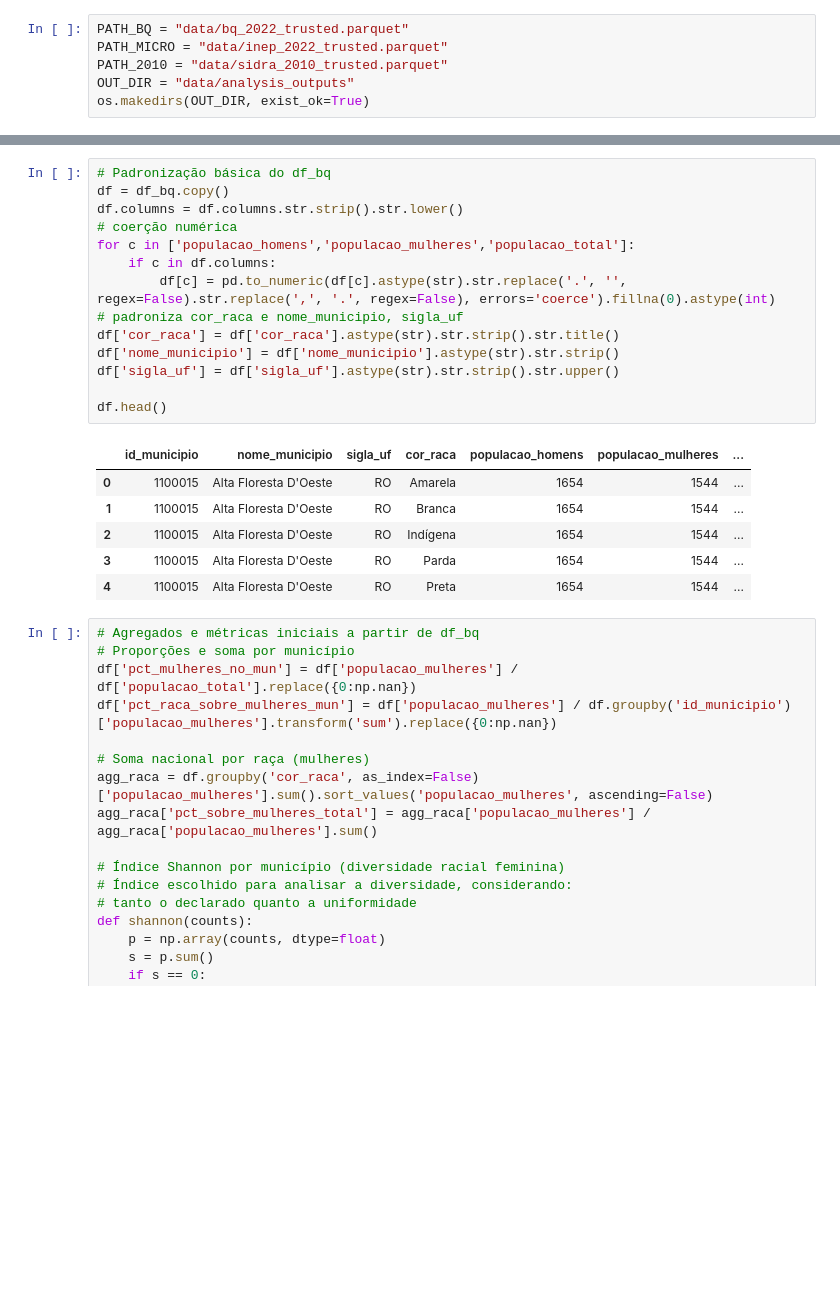
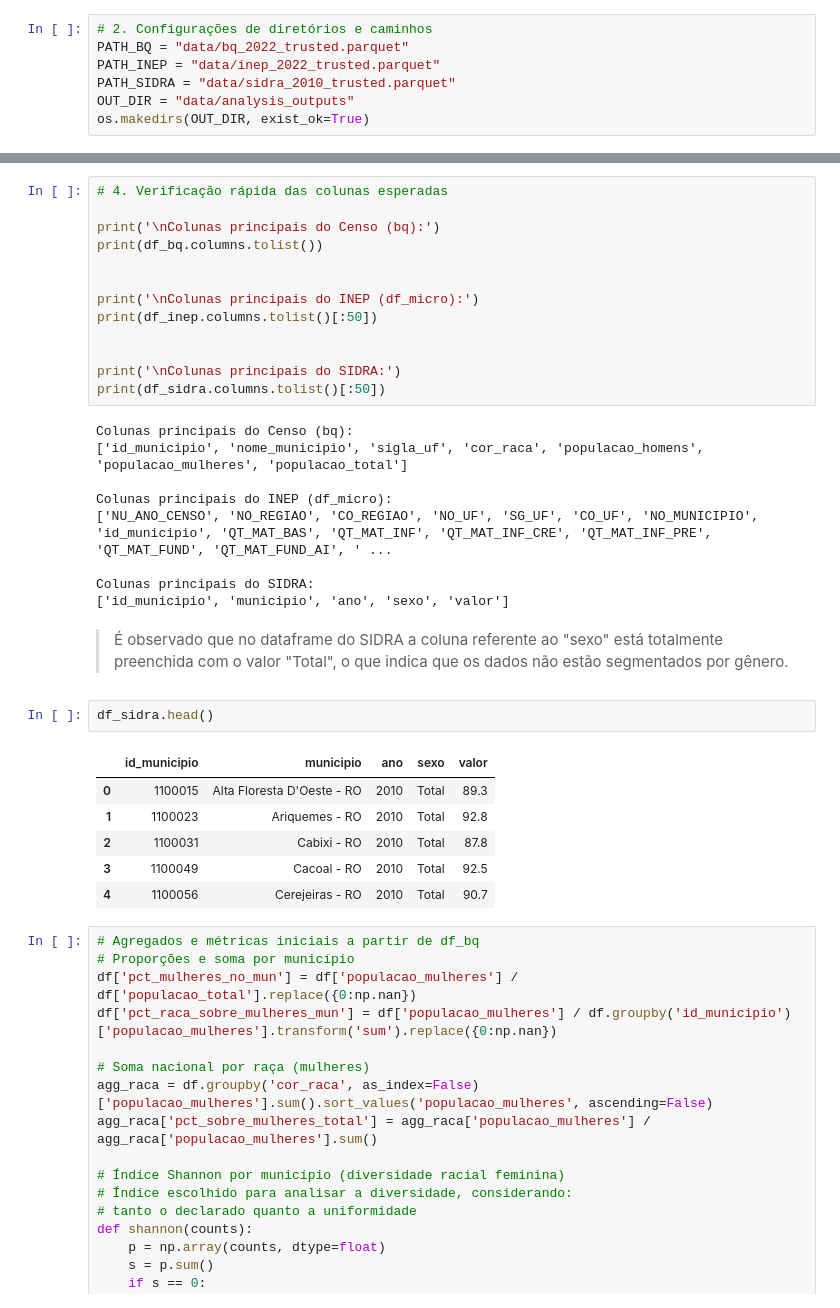
Before and after one commit to patriciacarbri/analise-alfabetizacao-mulheres-brasil, a Jupyter notebook: analise.ipynb, the cells around one changed output, grey strips where cells are left out. Saved outputs shown, nothing was run; the diff lists cells and outputs as text; blank space fills up the shorter version.

```diff
--- a/analise.ipynb
+++ b/analise.ipynb
@@ -18,7 +92,8 @@ sns.set(style='whitegrid')
 # %%
+# 2. Configurações de diretórios e caminhos
 PATH_BQ = "data/bq_2022_trusted.parquet"
-PATH_MICRO = "data/inep_2022_trusted.parquet"
-PATH_2010 = "data/sidra_2010_trusted.parquet"
+PATH_INEP = "data/inep_2022_trusted.parquet"
+PATH_SIDRA = "data/sidra_2010_trusted.parquet"
 OUT_DIR = "data/analysis_outputs"
 os.makedirs(OUT_DIR, exist_ok=True)
 # %%
@@ -52,24 +117,36 @@ microdados ok (178346, 32)
 # %%
-# Padronização básica do df_bq
-df = df_bq.copy()
-df.columns = df.columns.str.strip().str.lower()
-# coerção numérica
-for c in ['populacao_homens','populacao_mulheres','populacao_total']:
-    if c in df.columns:
-        df[c] = pd.to_numeric(df[c].astype(str).str.replace('.', '', regex=False).str.replace(',', '.', regex=False), errors='coerce').fillna(0).astype(int)
-# padroniza cor_raca e nome_municipio, sigla_uf
-df['cor_raca'] = df['cor_raca'].astype(str).str.strip().str.title()
-df['nome_municipio'] = df['nome_municipio'].astype(str).str.strip()
-df['sigla_uf'] = df['sigla_uf'].astype(str).str.strip().str.upper()
+# 4. Verificação rápida das colunas esperadas
 
-df.head()
+print('\nColunas principais do Censo (bq):')
+print(df_bq.columns.tolist())
+
+
+print('\nColunas principais do INEP (df_micro):')
+print(df_inep.columns.tolist()[:50])
+
+
+print('\nColunas principais do SIDRA:')
+print(df_sidra.columns.tolist()[:50])
 # %% [output]
-|  | id_municipio | nome_municipio | sigla_uf | cor_raca | populacao_homens | populacao_mulheres | ... |
-| 0 | 1100015 | Alta Floresta D'Oeste | RO | Amarela | 1654 | 1544 | ... |
-| 1 | 1100015 | Alta Floresta D'Oeste | RO | Branca | 1654 | 1544 | ... |
-| 2 | 1100015 | Alta Floresta D'Oeste | RO | Indígena | 1654 | 1544 | ... |
-| 3 | 1100015 | Alta Floresta D'Oeste | RO | Parda | 1654 | 1544 | ... |
-| 4 | 1100015 | Alta Floresta D'Oeste | RO | Preta | 1654 | 1544 | ... |
+Colunas principais do Censo (bq):
+['id_municipio', 'nome_municipio', 'sigla_uf', 'cor_raca', 'populacao_homens', 'populacao_mulheres', 'populacao_total']
+
+Colunas principais do INEP (df_micro):
+['NU_ANO_CENSO', 'NO_REGIAO', 'CO_REGIAO', 'NO_UF', 'SG_UF', 'CO_UF', 'NO_MUNICIPIO', 'id_municipio', 'QT_MAT_BAS', 'QT_MAT_INF', 'QT_MAT_INF_CRE', 'QT_MAT_INF_PRE', 'QT_MAT_FUND', 'QT_MAT_FUND_AI', ' ...
+
+Colunas principais do SIDRA:
+['id_municipio', 'municipio', 'ano', 'sexo', 'valor']
+# %% [markdown]
+> É observado que no dataframe do SIDRA a coluna referente ao "sexo" está totalmente preenchida com o valor "Total", o que indica que os dados não estão segmentados por gênero.
+# %%
+df_sidra.head()
+# %% [output]
+|  | id_municipio | municipio | ano | sexo | valor |
+| 0 | 1100015 | Alta Floresta D'Oeste - RO | 2010 | Total | 89.3 |
+| 1 | 1100023 | Ariquemes - RO | 2010 | Total | 92.8 |
+| 2 | 1100031 | Cabixi - RO | 2010 | Total | 87.8 |
+| 3 | 1100049 | Cacoal - RO | 2010 | Total | 92.5 |
+| 4 | 1100056 | Cerejeiras - RO | 2010 | Total | 90.7 |
 # %%
 # Agregados e métricas iniciais a partir de df_bq
 # Proporções e soma por município
```
Also changed, not shown: parts of 11 cells of this notebook.
